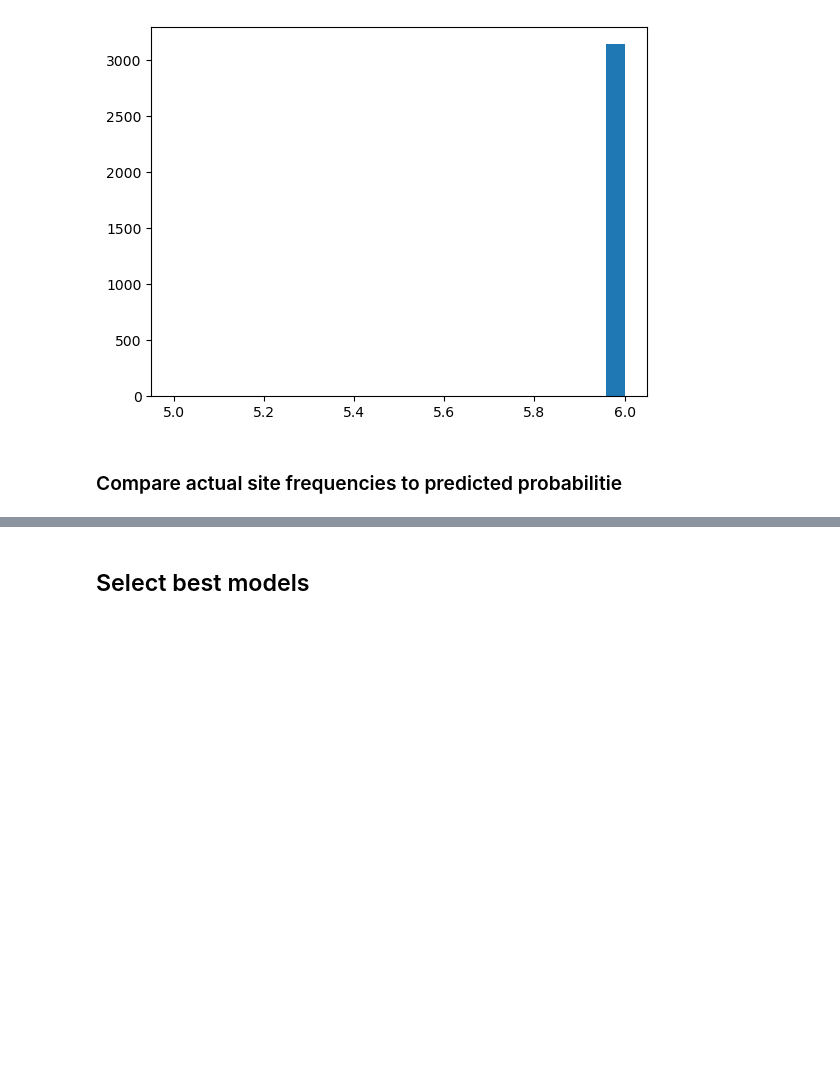
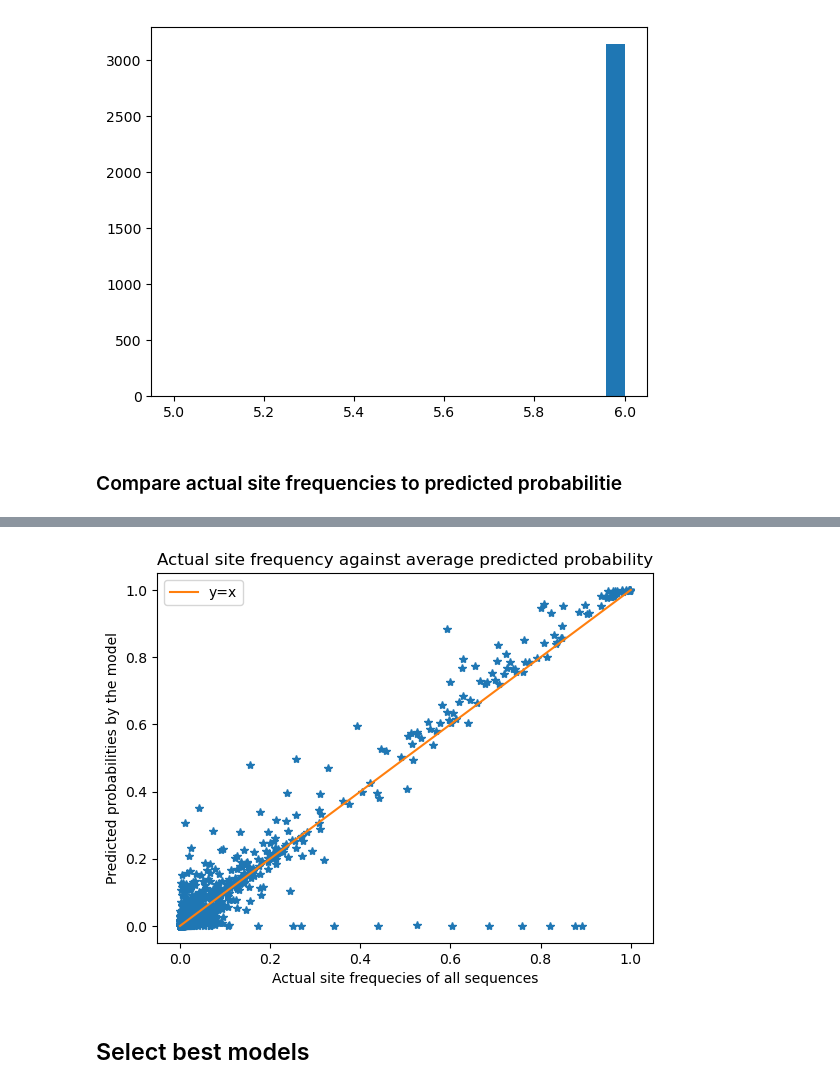
Before and after one commit to XTM233/UROP-2023, a Jupyter notebook: results_discussion.ipynb, the cells around one changed output, grey strips where cells are left out. Drawn from its saved outputs; the diff is of its cells as text; code cells hidden in the pictures; blank space fills up the shorter version.

Commit message:
Add visualisations

```diff
--- a/results_discussion.ipynb
+++ b/results_discussion.ipynb
@@ -322,7 +322,7 @@ for site in range(128):
         token = tokens[i]
         site_freq[site,token] = counts[i]/N
 # %%
-probs=prob_dict[(3, 3, 4)]
+probs = extract_prob(model=RobertaForMaskedLM.from_pretrained("./model-4-6-1"))
 probs = np.array(probs)
 pred_prob_ave = np.mean(probs, axis=0)[1:-1,:]
 # %% [output]
@@ -333,9 +349,13 @@ y_arr = np.reshape(pred_prob_ave,-1)
 # %%
 plt.plot(x_arr,y_arr,"*")
 plt.xlabel("Actual site frequecies of all sequences")
 plt.ylabel("Predicted probabilities by the model")
-plt.plot(np.linspace(0,1), np.linspace(0,1))
+plt.plot(np.linspace(0,1), np.linspace(0,1), label="y=x")
+plt.title("Actual site frequency against average predicted probability")
+plt.legend()
 plt.show()
+# %% [output]
+[figure, added]
 # %% [markdown]
 ## Select best models
 # %%
```
Also changed, not shown: parts of 25 cells of this notebook, 9 other files.
